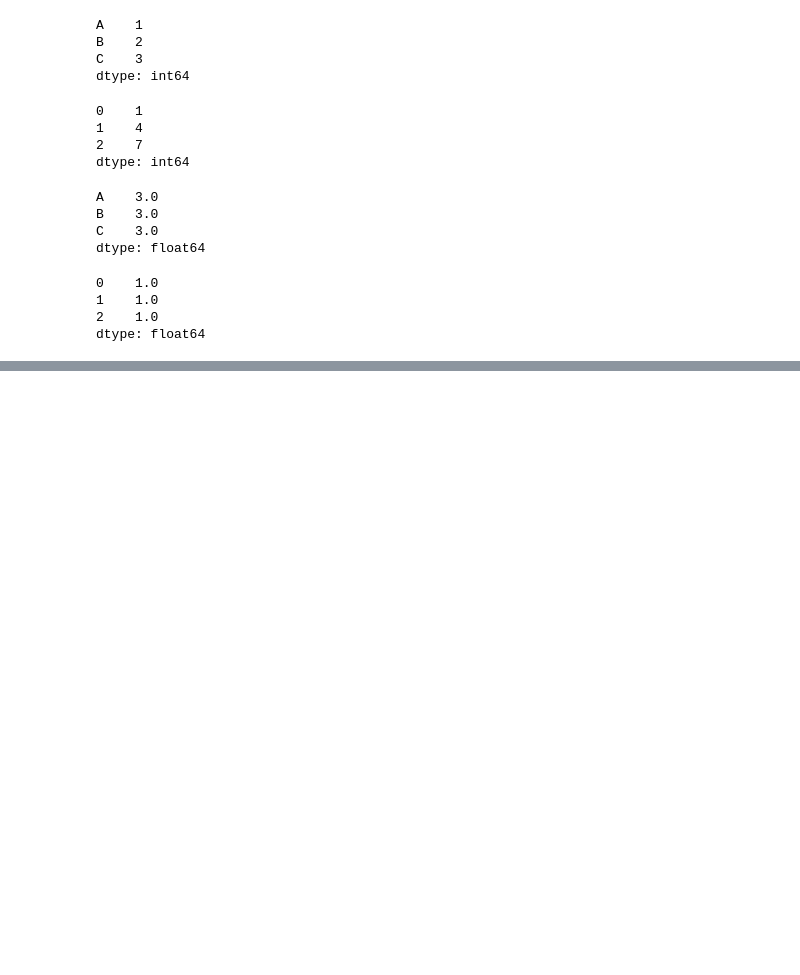
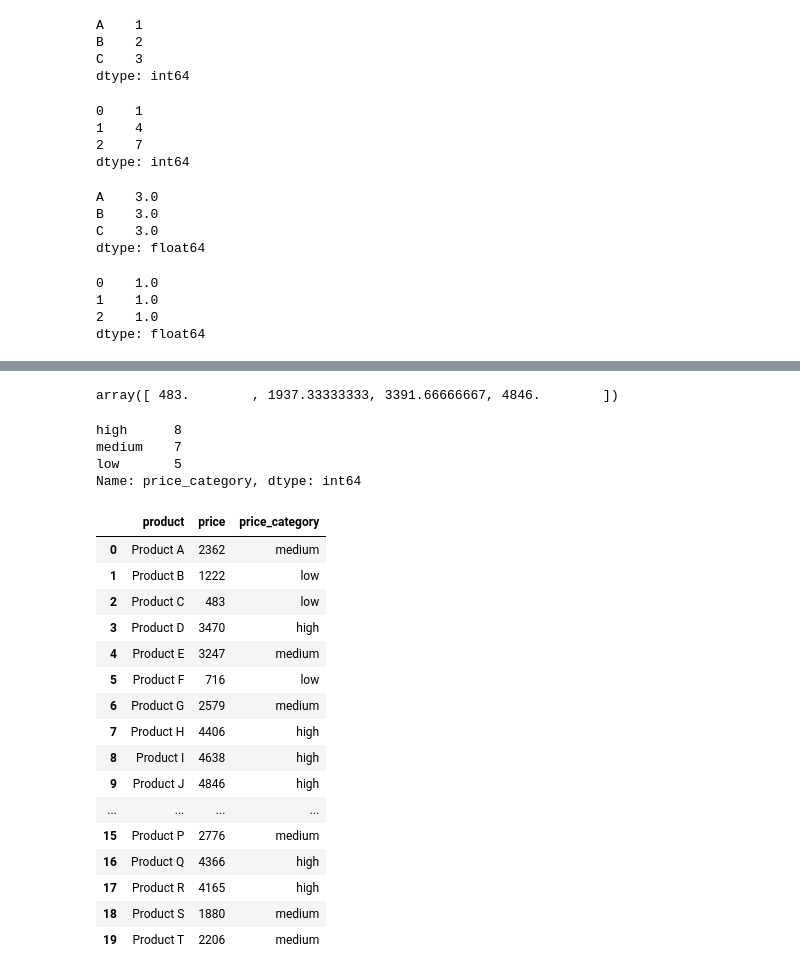
Before and after one commit to arpans2112/MachineLearningFundamentals, a Jupyter notebook: PandasParagon/pandasCheatSheet.ipynb, the cells around one changed output, grey strips where cells are left out. Drawn from its saved outputs; the diff is of its cells as text; code cells hidden in the pictures; blank space fills up the shorter version.

Commit message:
DataWrangling & Matplotlib cheatsheet is added

```diff
--- a/PandasParagon/pandasCheatSheet.ipynb
+++ b/PandasParagon/pandasCheatSheet.ipynb
@@ -830,0 +832,20 @@ dtype: float64
+# %%
+import pandas as pd
+import numpy as np
+
+# Sample data
+data = {
+    'product': [
+        'Product A', 'Product B', 'Product C', 'Product D', 'Product E',
+        'Product F', 'Product G', 'Product H', 'Product I', 'Product J',
+        'Product K', 'Product L', 'Product M', 'Product N', 'Product O',
+        'Product P', 'Product Q', 'Product R', 'Product S', 'Product T'
+    ],
+    'price': np.random.randint(100, 5001, size=20)  # Generate 20 random prices between 100 and 5000
+}
+
+# Creating the DataFrame
+product_df = pd.DataFrame(data)
+
+# Displaying the DataFrame
+product_df.head()
@@ -830,0 +859,9 @@ dtype: float64
+# %%
+# creating three bins of equal size
+bins = np.linspace(product_df['price'].min(axis=0),product_df['price'].max(axis=0),4 )
+# bins = np.linspace(1, 5000,4 ,dtype=int)
+bins
+
+# array([ 483.        , 1937.33333333, 3391.66666667, 4846.        ])
+# %% [output]
+array([ 483.        , 1937.33333333, 3391.66666667, 4846.        ])
@@ -830,0 +871,33 @@ dtype: float64
+# %%
+# create bin categories based on given bins
+bins = np.linspace(1, 5000,4 ,dtype=int)
+price_category = ['low','medium','high']
+product_df['price_category'] = pd.cut(product_df['price'],bins,labels=price_category)
+# %%
+# check distinct value counts
+product_df['price_category'].value_counts()
+# %% [output]
+high      8
+medium    7
+low       5
+Name: price_category, dtype: int64
+# %%
+product_df
+# %% [output]
+|  | product | price | price_category |
+| 0 | Product A | 2362 | medium |
+| 1 | Product B | 1222 | low |
+| 2 | Product C | 483 | low |
+| 3 | Product D | 3470 | high |
+| 4 | Product E | 3247 | medium |
+| 5 | Product F | 716 | low |
+| 6 | Product G | 2579 | medium |
+| 7 | Product H | 4406 | high |
+| 8 | Product I | 4638 | high |
+| 9 | Product J | 4846 | high |
+| ... | ... | ... | ... |
+| 15 | Product P | 2776 | medium |
+| 16 | Product Q | 4366 | high |
+| 17 | Product R | 4165 | high |
+| 18 | Product S | 1880 | medium |
+| 19 | Product T | 2206 | medium |
```
Also changed, not shown: parts of 5 cells of this notebook, 2 other files.
